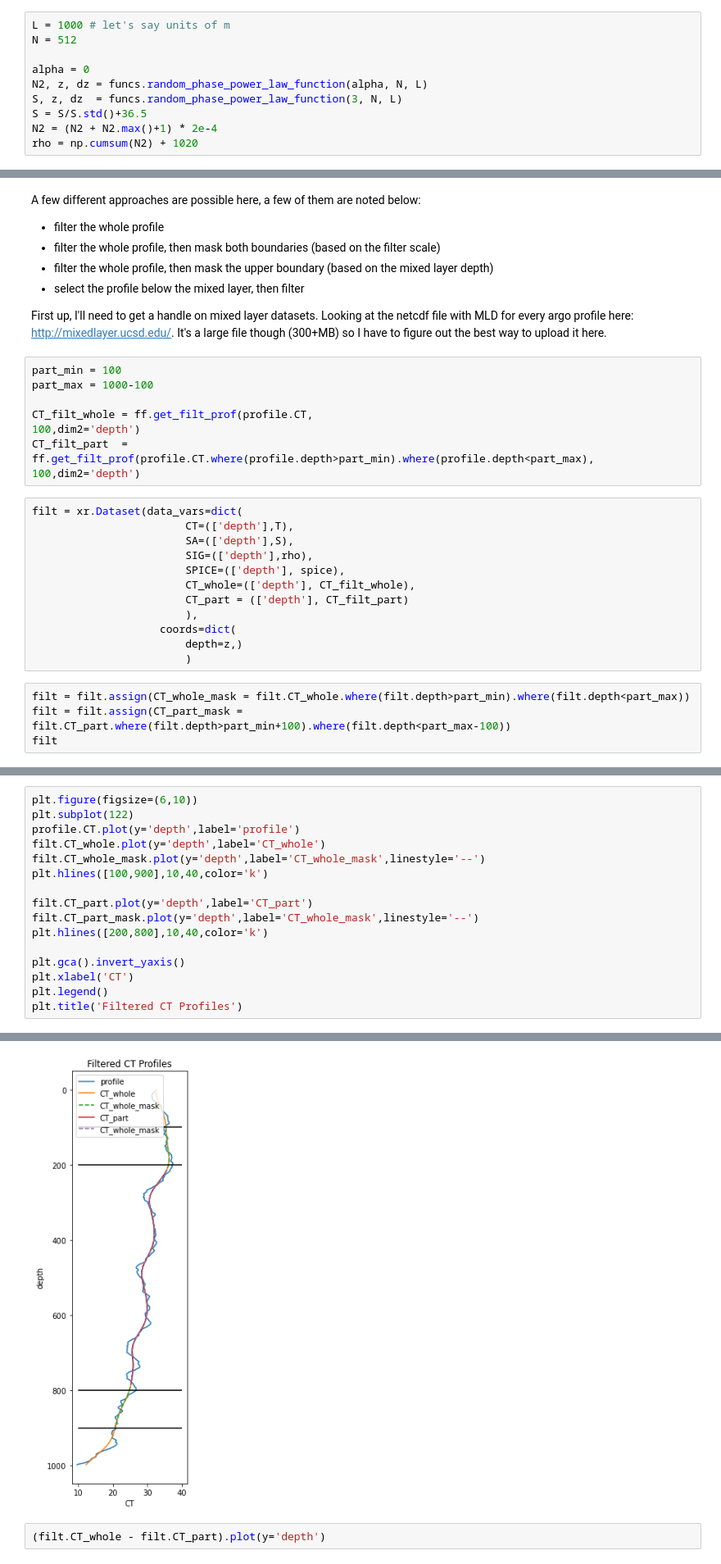
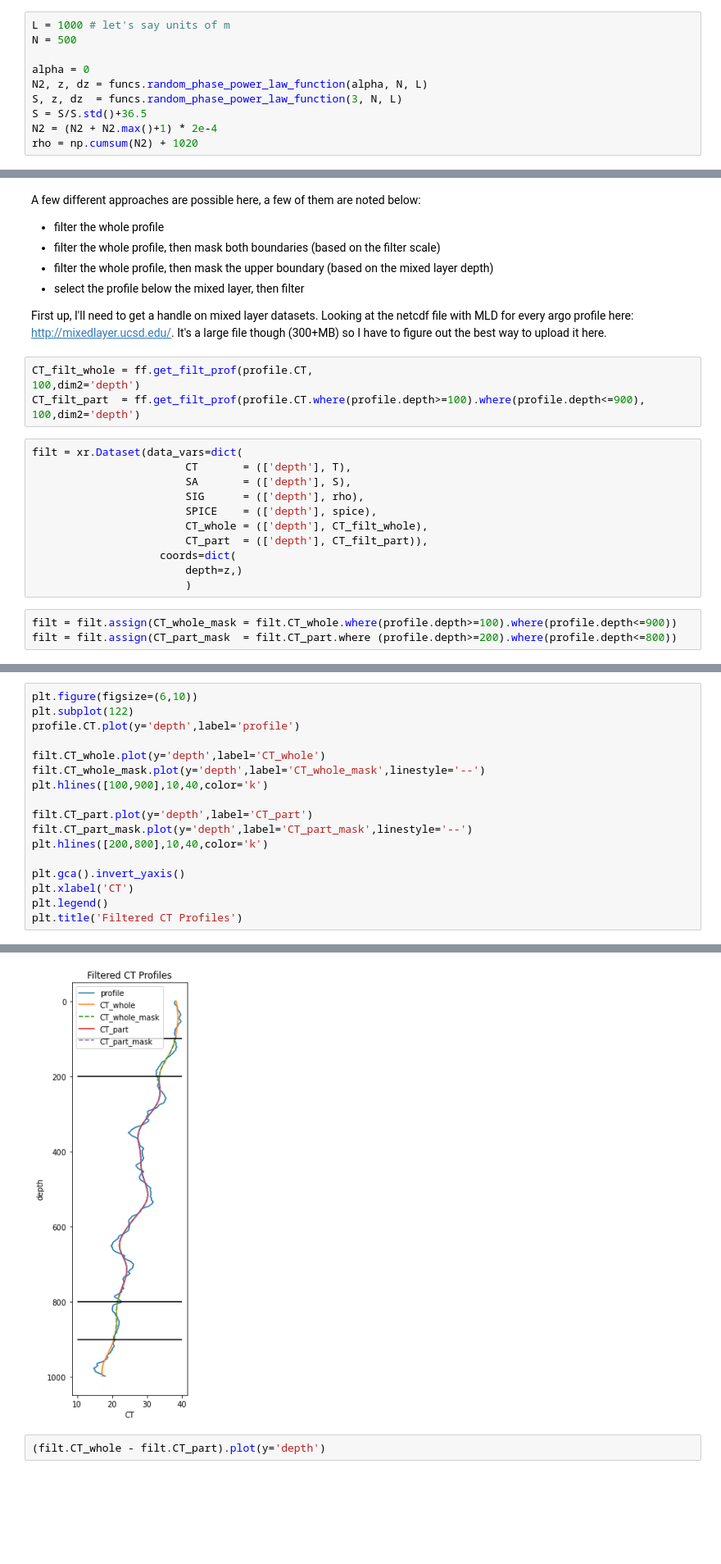
Before and after one commit to ocean-transport/argo-intern, a Jupyter notebook: methods.ipynb, the cells around one changed output, grey strips where cells are left out. Shown at 82% size. Drawn from its saved outputs; the diff is of its cells as text; blank space fills up the shorter version.

```diff
--- a/methods.ipynb
+++ b/methods.ipynb
@@ -32,7 +32,7 @@ reload(funcs)
 This example is from Dhruv's notebooks over winter break (and more specifically the density-spice notebook).
 # %%
 L = 1000 # let's say units of m
-N = 512
+N = 500
 
 alpha = 0
 N2, z, dz = funcs.random_phase_power_law_function(alpha, N, L)
@@ -105,24 +101,19 @@ A few different approaches are possible here, a few of them are noted below:
 
 First up, I'll need to get a handle on mixed layer datasets. Looking at the netcdf file with MLD for every argo profile here: http://mixedlayer.ucsd.edu/. It's a large file though (300+MB) so I have to figure out the best way to upload it here.
 # %%
-part_min = 100
-part_max = 1000-100
-
-CT_filt_whole = ff.get_filt_prof(profile.CT,                                                             100,dim2='depth')
-CT_filt_part  = ff.get_filt_prof(profile.CT.where(profile.depth>part_min).where(profile.depth<part_max), 100,dim2='depth')
+CT_filt_whole = ff.get_filt_prof(profile.CT,                                                     100,dim2='depth')
+CT_filt_part  = ff.get_filt_prof(profile.CT.where(profile.depth>=100).where(profile.depth<=900), 100,dim2='depth')
 # %%
 filt = xr.Dataset(data_vars=dict(
-                        CT=(['depth'],T),
-                        SA=(['depth'],S),
-                        SIG=(['depth'],rho),
-                        SPICE=(['depth'], spice),
-                        CT_whole=(['depth'], CT_filt_whole),
-                        CT_part = (['depth'], CT_filt_part)
-                        ),
+                        CT       = (['depth'], T),
+                        SA       = (['depth'], S),
+                        SIG      = (['depth'], rho),
+                        SPICE    = (['depth'], spice),
+                        CT_whole = (['depth'], CT_filt_whole),
+                        CT_part  = (['depth'], CT_filt_part)),
                     coords=dict(
                         depth=z,)
                         )
 # %%
-filt = filt.assign(CT_whole_mask = filt.CT_whole.where(filt.depth>part_min).where(filt.depth<part_max))
-filt = filt.assign(CT_part_mask = filt.CT_part.where(filt.depth>part_min+100).where(filt.depth<part_max-100))
-filt
+filt = filt.assign(CT_whole_mask = filt.CT_whole.where(profile.depth>=100).where(profile.depth<=900))
+filt = filt.assign(CT_part_mask  = filt.CT_part.where (profile.depth>=200).where(profile.depth<=800))
@@ -143,22 +126,23 @@ Data variables:
 # %%
 plt.figure(figsize=(6,10))
 plt.subplot(122)
 profile.CT.plot(y='depth',label='profile')
+
 filt.CT_whole.plot(y='depth',label='CT_whole')
 filt.CT_whole_mask.plot(y='depth',label='CT_whole_mask',linestyle='--')
 plt.hlines([100,900],10,40,color='k')
 
 filt.CT_part.plot(y='depth',label='CT_part')
-filt.CT_part_mask.plot(y='depth',label='CT_whole_mask',linestyle='--')
+filt.CT_part_mask.plot(y='depth',label='CT_part_mask',linestyle='--')
 plt.hlines([200,800],10,40,color='k')
 
 plt.gca().invert_yaxis()
 plt.xlabel('CT')
 plt.legend()
 plt.title('Filtered CT Profiles')
 # %% [output]
 Text(0.5, 1.0, 'Filtered CT Profiles')
-[figure, old version]
+[figure, new version]
 # %%
 (filt.CT_whole - filt.CT_part).plot(y='depth')
 # %% [output]
```
Also changed, not shown: parts of 7 cells of this notebook.
